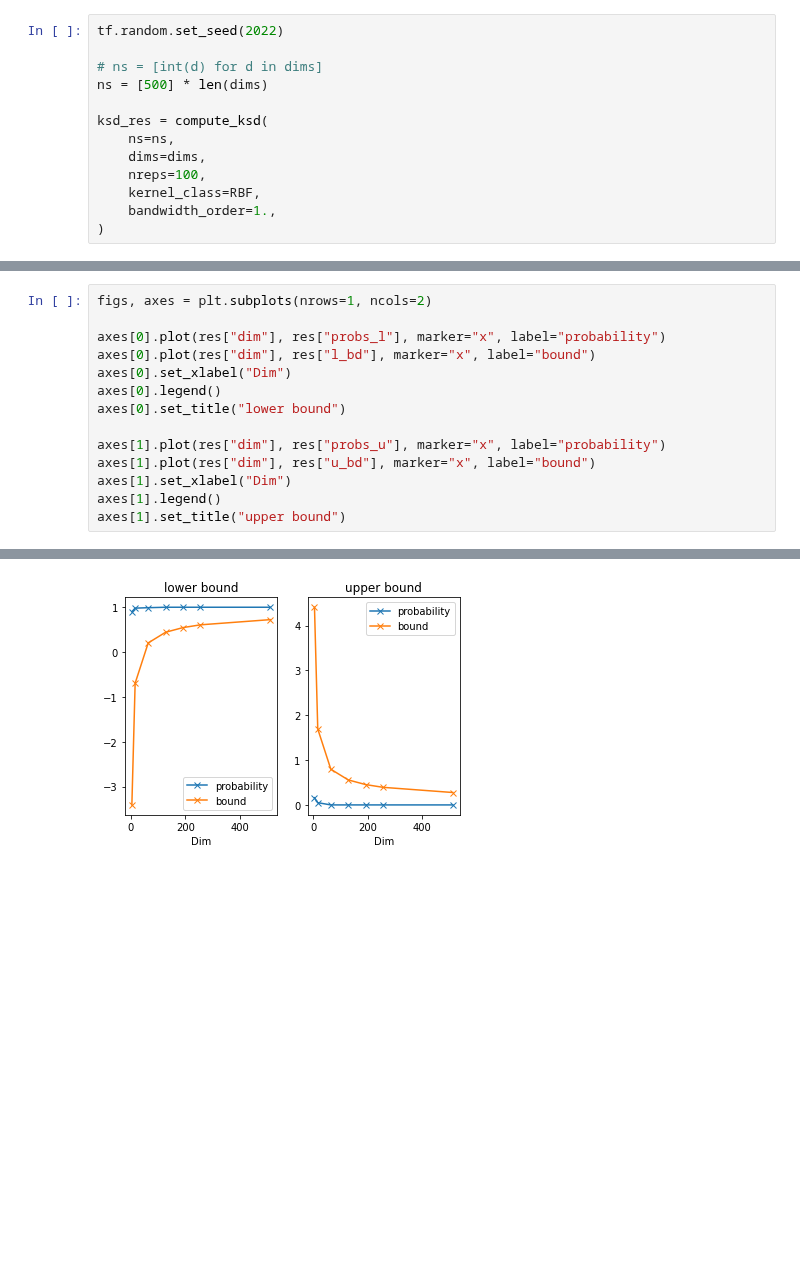
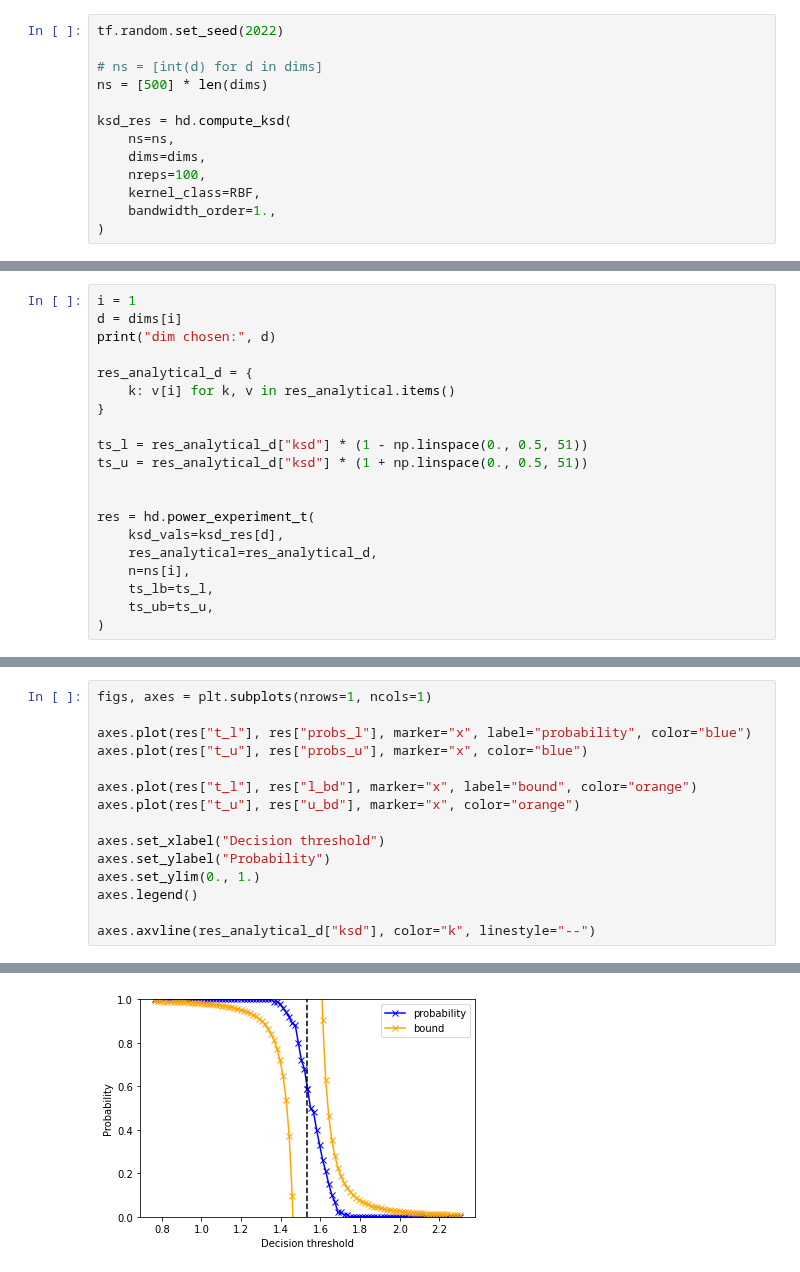
Before and after one commit to XingLLiu/u-stat-high-dim, a Jupyter notebook: high_dim_power.ipynb, the cells around one changed output, grey strips where cells are left out. Drawn from its saved outputs; the diff is of its cells as text; blank space fills up the shorter version.

```diff
--- a/high_dim_power.ipynb
+++ b/high_dim_power.ipynb
@@ -55,7 +51,7 @@ tf.random.set_seed(2022)
 # ns = [int(d) for d in dims]
 ns = [500] * len(dims)
 
-ksd_res = compute_ksd(
+ksd_res = hd.compute_ksd(
     ns=ns,
     dims=dims,
     nreps=100,
@@ -93,0 +113,20 @@ Text(0.5, 1.0, 'upper bound')
+# %%
+i = 1
+d = dims[i]
+print("dim chosen:", d)
+
+res_analytical_d = {
+    k: v[i] for k, v in res_analytical.items()
+}
+
+ts_l = res_analytical_d["ksd"] * (1 - np.linspace(0., 0.5, 51))
+ts_u = res_analytical_d["ksd"] * (1 + np.linspace(0., 0.5, 51))
+
+
+res = hd.power_experiment_t(
+    ksd_vals=ksd_res[d],
+    res_analytical=res_analytical_d,
+    n=ns[i],
+    ts_lb=ts_l,
+    ts_ub=ts_u,
+)
@@ -94,15 +135,16 @@ Text(0.5, 1.0, 'upper bound')
 # %%
-figs, axes = plt.subplots(nrows=1, ncols=2)
+figs, axes = plt.subplots(nrows=1, ncols=1)
 
-axes[0].plot(res["dim"], res["probs_l"], marker="x", label="probability")
-axes[0].plot(res["dim"], res["l_bd"], marker="x", label="bound")
-axes[0].set_xlabel("Dim")
-axes[0].legend()
-axes[0].set_title("lower bound")
+axes.plot(res["t_l"], res["probs_l"], marker="x", label="probability", color="blue")
+axes.plot(res["t_u"], res["probs_u"], marker="x", color="blue")
 
-axes[1].plot(res["dim"], res["probs_u"], marker="x", label="probability")
-axes[1].plot(res["dim"], res["u_bd"], marker="x", label="bound")
-axes[1].set_xlabel("Dim")
-axes[1].legend()
-axes[1].set_title("upper bound")
+axes.plot(res["t_l"], res["l_bd"], marker="x", label="bound", color="orange")
+axes.plot(res["t_u"], res["u_bd"], marker="x", color="orange")
+
+axes.set_xlabel("Decision threshold")
+axes.set_ylabel("Probability")
+axes.set_ylim(0., 1.)
+axes.legend()
+
+axes.axvline(res_analytical_d["ksd"], color="k", linestyle="--")
 # %% [output]
@@ -110 +152 @@ Text(0.5, 1.0, 'upper bound')
-[figure, old version]
+[figure, new version]
```
Also changed, not shown: parts of 13 cells of this notebook, 2 other files.
